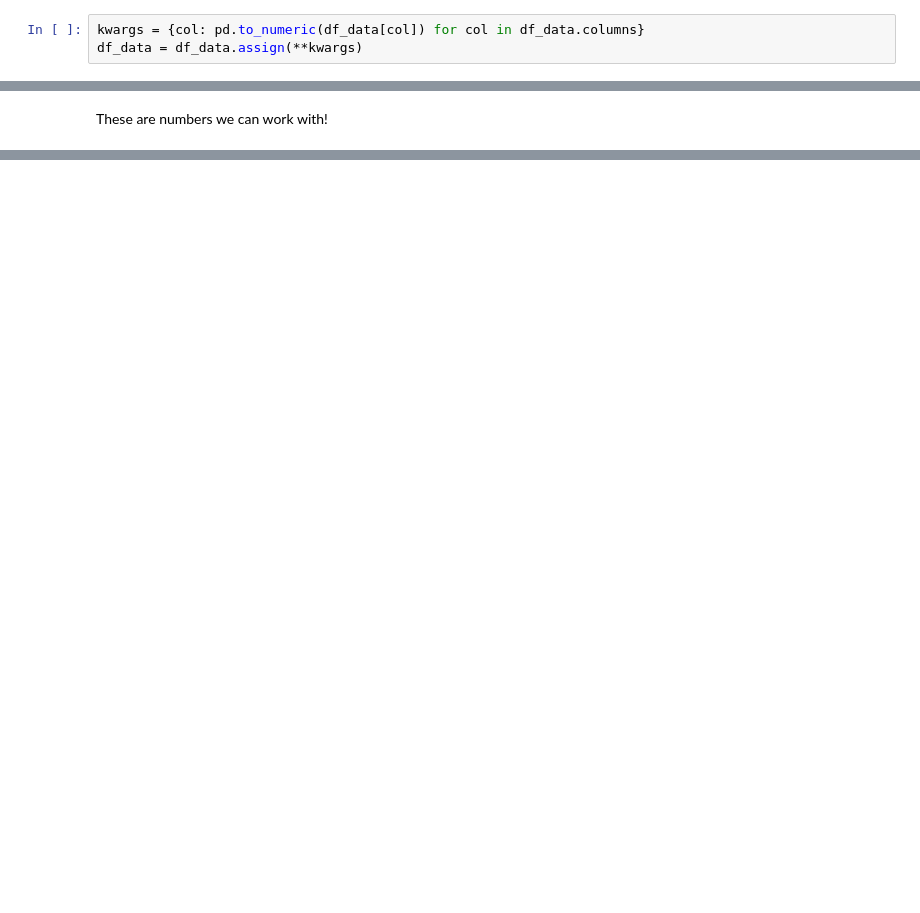
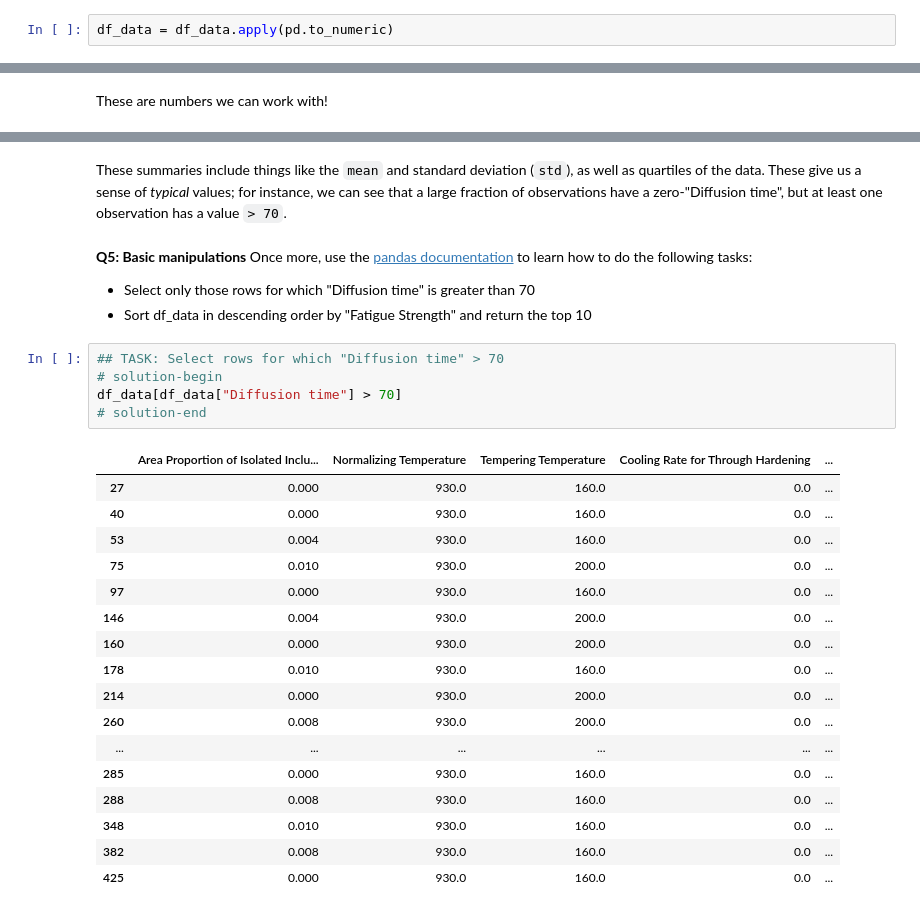
Before and after one commit to zdelrosario/ga-tech-workshop, a Jupyter notebook: files/exercises/02_master.ipynb, the cells around one changed output, grey strips where cells are left out. Cells and saved outputs as stored; diff of their text form; blank space fills up the shorter version.

Commit message:
more programmatic data manipulations

```diff
--- a/files/exercises/02_master.ipynb
+++ b/files/exercises/02_master.ipynb
@@ -156,9 +224,8 @@ Area Proportion of Inclusions Occurring in Discontinuous Array    object
 dtype: object
 # %% [markdown]
 All of the entries are objects, not numbers! We'll need to convert these to numeric values. The following slightly-mysterious call will cast every column of `df_data` to a numeric type and modify the DataFrame.
-# %%
-kwargs = {col: pd.to_numeric(df_data[col]) for col in df_data.columns}
-df_data = df_data.assign(**kwargs)
+# %%
+df_data = df_data.apply(pd.to_numeric)
 # %% [markdown]
 Let's check the data types again:
 # %%
@@ -215,0 +271,30 @@ Found 0 PIFs in dataset 150670.
+# %% [markdown]
+These summaries include things like the `mean` and standard deviation (`std`), as well as quartiles of the data. These give us a sense of *typical* values; for instance, we can see that a large fraction of observations have a zero-"Diffusion time", but at least one observation has a value `> 70`.
+# %% [markdown]
+**Q5: Basic manipulations** Once more, use the [pandas documentation](https://pandas.pydata.org/pandas-docs/stable/getting_started/10min.html) to learn how to do the following tasks:
+
+- Select only those rows for which "Diffusion time" is greater than 70
+- Sort df_data in descending order by "Fatigue Strength" and return the top 10
+# %%
+## TASK: Select rows for which "Diffusion time" > 70
+# solution-begin
+df_data[df_data["Diffusion time"] > 70]
+# solution-end
+# %% [output]
+|  | Area Proportion of Isolated Inclu... | Normalizing Temperature | Tempering Temperature | Cooling Rate for Through Hardening | ... |
+| 27 | 0.000 | 930.0 | 160.0 | 0.0 | ... |
+| 40 | 0.000 | 930.0 | 160.0 | 0.0 | ... |
+| 53 | 0.004 | 930.0 | 160.0 | 0.0 | ... |
+| 75 | 0.010 | 930.0 | 200.0 | 0.0 | ... |
+| 97 | 0.000 | 930.0 | 160.0 | 0.0 | ... |
+| 146 | 0.004 | 930.0 | 200.0 | 0.0 | ... |
+| 160 | 0.000 | 930.0 | 200.0 | 0.0 | ... |
+| 178 | 0.010 | 930.0 | 160.0 | 0.0 | ... |
+| 214 | 0.000 | 930.0 | 200.0 | 0.0 | ... |
+| 260 | 0.008 | 930.0 | 200.0 | 0.0 | ... |
+| ... | ... | ... | ... | ... | ... |
+| 285 | 0.000 | 930.0 | 160.0 | 0.0 | ... |
+| 288 | 0.008 | 930.0 | 160.0 | 0.0 | ... |
+| 348 | 0.010 | 930.0 | 160.0 | 0.0 | ... |
+| 382 | 0.008 | 930.0 | 160.0 | 0.0 | ... |
+| 425 | 0.000 | 930.0 | 160.0 | 0.0 | ... |
```
Also changed, not shown: parts of 26 cells of this notebook, 3 other files.
